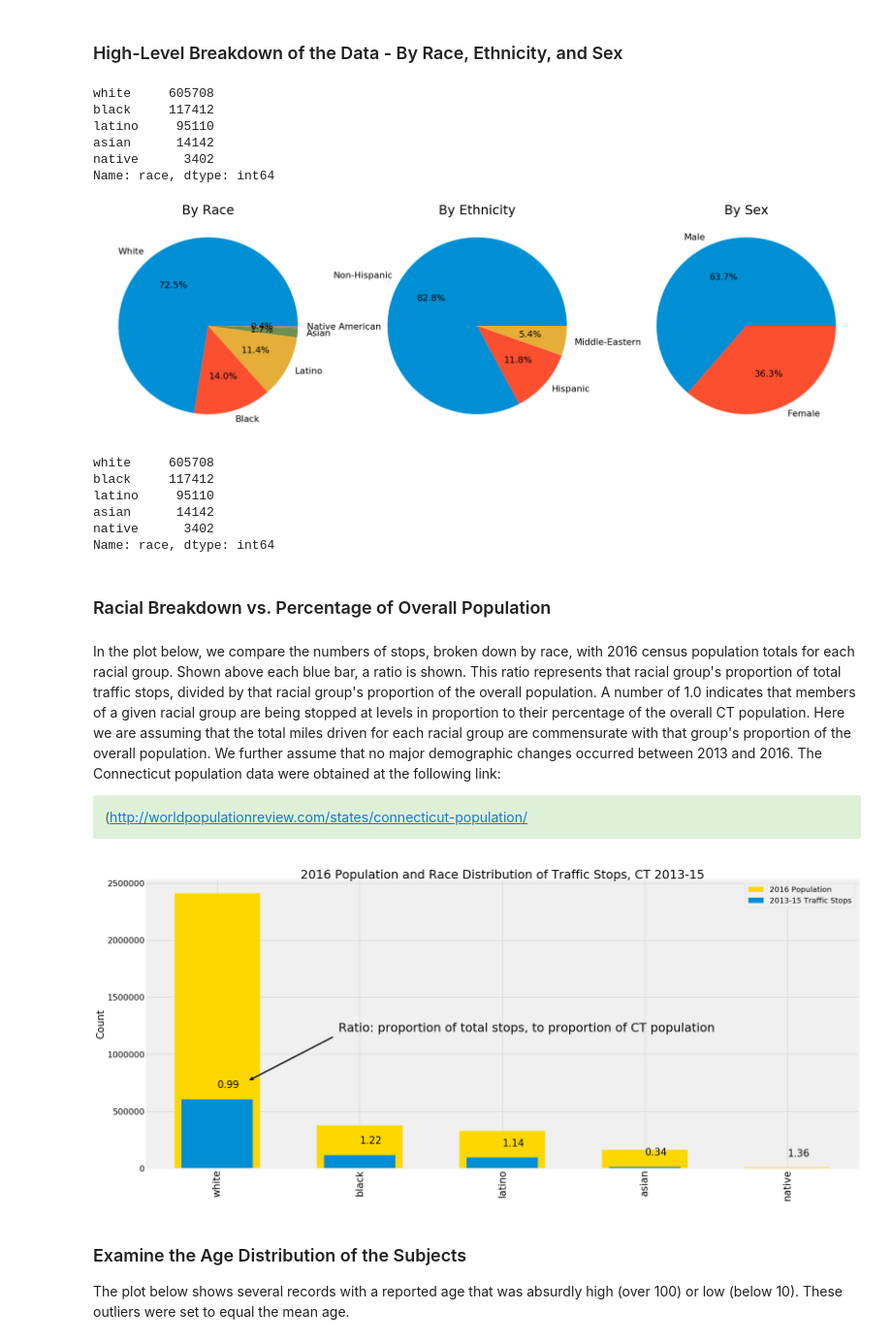
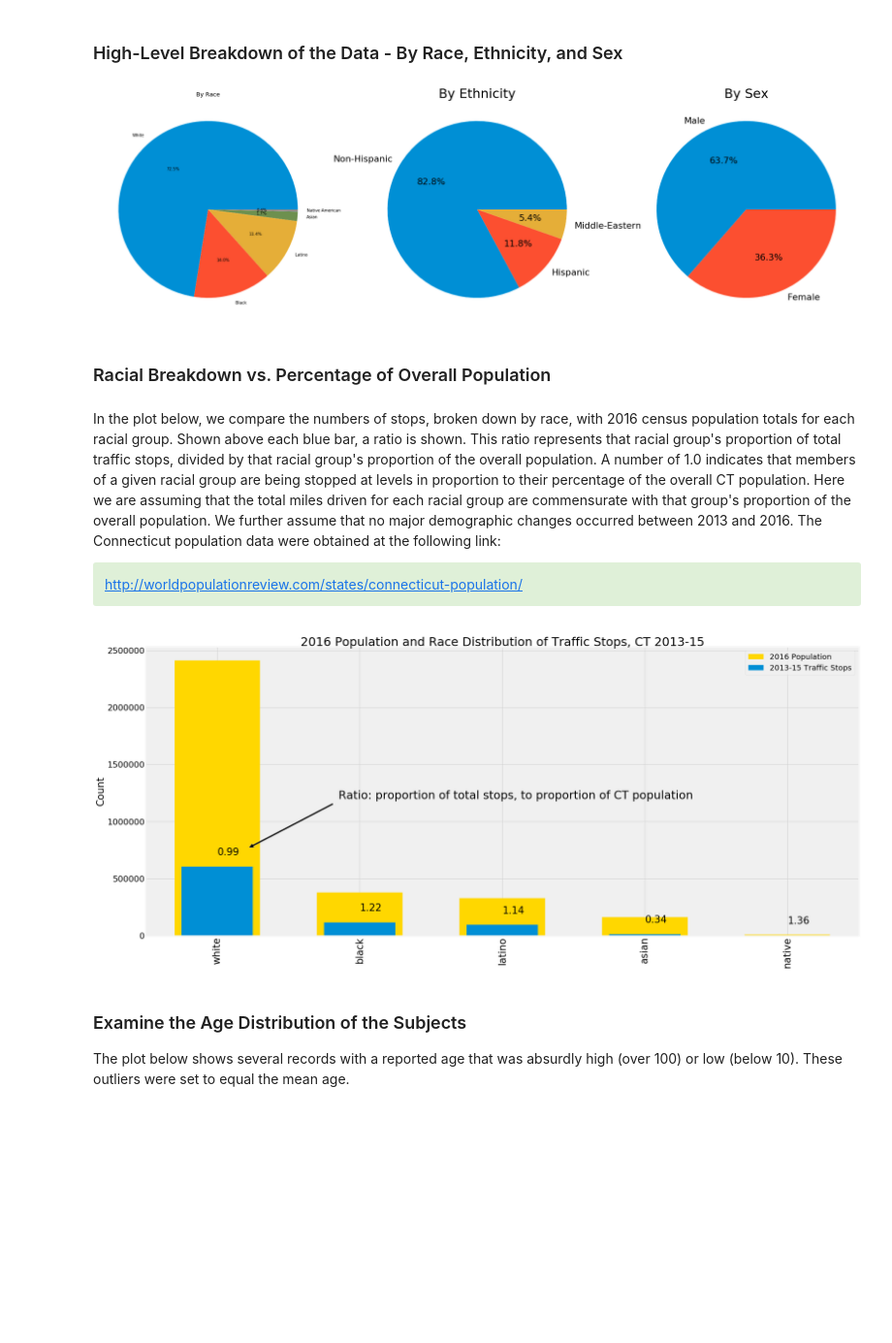
Before and after one commit to maf5509/Detecting_Implicit_Bias_in_Traffic_Stops, a Jupyter notebook: Traffic_Stop.ipynb, the cells around one changed output. Shown at 97% size. Cells and saved outputs as stored; diff of their text form; code cells hidden in the pictures; blank space fills up the shorter version.

Commit message:
Examining Police Records of 2013-2015 Traffic Stops

```diff
--- a/Traffic_Stop.ipynb
+++ b/Traffic_Stop.ipynb
@@ -167,10 +157,14 @@ stop.columns = new_names
 # %%
 # Give in-table values more descriptive names
 stop['race'].replace(['W', 'B', 'A', 'I'], ['white', 'black', 'asian', 'native'], inplace=True)
-stop['eth'].replace(['M', 'H', 'N', 'm'], ['middle-east', 'hispanic', 'non-hispanic', 'middle-east'], inplace=True)
+stop['eth'].replace(['M', 'H', 'N', 'm'], ['middle-east', 'hispanic', 'non-hispanic', 'middle-east'],
+                    inplace=True)
 stop['sex'].replace(['M', 'F'], ['male', 'female'], inplace=True)
-stop['reason'].replace(['V', 'E', 'I', 'no'], ['vehicle', 'equipment', 'investigative', 'vehicle'], inplace=True)
-stop['disposition'].replace(['I', 'I ', 'V', 'W', 'M', 'N', 'U'], ['infraction', 'infraction', 'verbal_w', 'written_w', 'misdemeanor_summ', 'no_disposition', 'uniform_arrest'], inplace=True)
+stop['reason'].replace(['V', 'E', 'I', 'no'], ['vehicle', 'equipment', 'investigative', 'vehicle'],
+                       inplace=True)
+stop['disposition'].replace(['I', 'I ', 'V', 'W', 'M', 'N', 'U'],
+                            ['infraction', 'infraction', 'verbal_w', 'written_w', 'misdemeanor_summ',
+                             'no_disposition', 'uniform_arrest'], inplace=True)
 # %%
 stop.reset_index()
 stop.index
@@ -178,7 +172,8 @@ stop.index
 RangeIndex(start=0, stop=857895, step=1)
 # %%
 # Create 'latino' as 'race' using the ethnicity column
-stop['race'] = ['latino' if (stop['race'][i] == 'white') & (stop['eth'][i] == 'hispanic') else stop['race'][i] for i in range(0, len(stop['race']))]
+stop['race'] = ['latino' if (stop['race'][i] == 'white') & (stop['eth'][i] == 'hispanic') else
+                stop['race'][i] for i in range(0, len(stop['race']))]
 # %%
 # fill null values in lat, long columns in case they are to be used in future
 latlong = stop[['lat', 'long']]
@@ -316,15 +311,6 @@ def pie_chart(df, col, labs, title):
             'size'   : 22}
     matplotlib.rcParams['axes.titlepad'] = 2
     matplotlib.rc('font', **font)
-# %%
-stop['race'].value_counts()
-# %% [output]
-white     605708
-black     117412
-latino     95110
-asian      14142
-native      3402
-Name: race, dtype: int64
 # %%
 plt.rcParams['figure.figsize'] = (30.0, 10.0)
 plt.subplot(1,3,1)
@@ -335,48 +321,43 @@ plt.subplot(1,3,3)
 pie_chart(stop, 'sex', ['Male', 'Female'], 'By Sex')
 plt.show()
 # %% [output]
-[figure, old version]
+[figure, new version]
-# %%
-stop['race'].value_counts()
-# %% [output]
-white     605708
-black     117412
-latino     95110
-asian      14142
-native      3402
-Name: race, dtype: int64
 # %% [markdown]
 ### Racial Breakdown vs. Percentage of Overall Population
 # %% [markdown]
-In the plot below, we compare the numbers of stops, broken down by race, with 2016 census population totals for each racial group. Shown above each blue bar, a ratio is shown. This ratio represents that racial group's proportion of total traffic stops, divided by that racial group's proportion of the overall population. A number of 1.0 indicates that members of a given racial group are being stopped at levels in proportion to their percentage of the overall CT population. Here we are assuming  that the total miles driven for each racial group are commensurate with that group's proportion of the overall population. We further assume that no major demographic changes occurred between 2013 and 2016. The Connecticut population data were obtained at the following link: <div class="alert alert-block alert-success">(http://worldpopulationreview.com/states/connecticut-population/</div>
+In the plot below, we compare the numbers of stops, broken down by race, with 2016 census population totals for each racial group. Shown above each blue bar, a ratio is shown. This ratio represents that racial group's proportion of total traffic stops, divided by that racial group's proportion of the overall population. A number of 1.0 indicates that members of a given racial group are being stopped at levels in proportion to their percentage of the overall CT population. Here we are assuming  that the total miles driven for each racial group are commensurate with that group's proportion of the overall population. We further assume that no major demographic changes occurred between 2013 and 2016. The Connecticut population data were obtained at the following link:<BR/> <div class="alert alert-block alert-success">http://worldpopulationreview.com/states/connecticut-population/</div>
 # %%
 plt.rcParams['figure.figsize'] = (30.0, 14.0)
 sum_pop = 2411769 + 378932 + 330123 + 161950 + 9887
 sum_stops = 605708 + 117412 + 95110 + 14142 + 3402
 CT_pop = pd.DataFrame({'pop':[2411769, 378932, 330123, 161950, 9887],
-                       'pop_propor':[2411769/sum_pop, 378932/sum_pop, 330123/sum_pop, 161950/sum_pop, 9887/sum_pop],
+                       'pop_propor':[2411769/sum_pop, 378932/sum_pop, 330123/sum_pop, 161950/sum_pop,
+                                     9887/sum_pop],
                        'stops':[605708, 117412, 95110, 14142, 3402],
-                       'stops_propor':[605708/sum_stops, 117412/sum_stops, 95110/sum_stops, 14142/sum_stops, 3402/sum_stops],
+                       'stops_propor':[605708/sum_stops, 117412/sum_stops, 95110/sum_stops,
+                                       14142/sum_stops, 3402/sum_stops],
                      'race': ['White', 'Black', 'Latino', 'Asian', 'Native Am.']})
 x = np.arange(len(CT_pop['pop']))
 y = CT_pop['pop']
 
 width = 0.6
 p = plt.bar(x, y, width, color='gold')
 plt.xticks(x, CT_pop['race'], fontsize=26)
 plt.yticks(fontsize=22)
 plt.ylabel("Count", fontsize=26)
-plt.title("Racial Composition of Connecticut 2016", fontsize=38)
+plt.title("Racial Composition of Connecticut 2016", fontsize=40)
 stop['race'].value_counts().plot(kind='bar')
 
-plt.annotate('Ratio: proportion of total stops, to proportion of CT population', xy=(0.19, 750000), xytext=(0.85, 1200000),
-            arrowprops=dict(facecolor='black', shrink=0.05), fontsize=32)
+plt.annotate('Ratio: proportion of total stops, to proportion of CT population',
+             xy=(0.19, 750000), xytext=(0.85, 1200000),
+            arrowprops=dict(facecolor='black', shrink=0.05), fontsize=30)
 plt.title('2016 Population and Race Distribution of Traffic Stops, CT 2013-15')
 for i in range(0, len(CT_pop['race'])):
-    plt.text(i, 100000 + CT_pop['stops'][i], '%.2f' % (CT_pop['stops_propor'][i] / CT_pop['pop_propor'][i]), fontsize=26)
+    plt.text(i, 100000 + CT_pop['stops'][i], '%.2f' %
+             (CT_pop['stops_propor'][i] / CT_pop['pop_propor'][i]), fontsize=26)
 plt.legend(['2016 Population', '2013-15 Traffic Stops'], fontsize=20);
 # %% [output]
-[figure, old version]
+[figure, new version]
 # %% [markdown]
 ### Examine the Age Distribution of the Subjects
 The plot below shows several records with a reported age that was absurdly high (over 100) or low (below 10). These outliers were set to equal the mean age.
```
Also changed, not shown: parts of 23 cells of this notebook.
